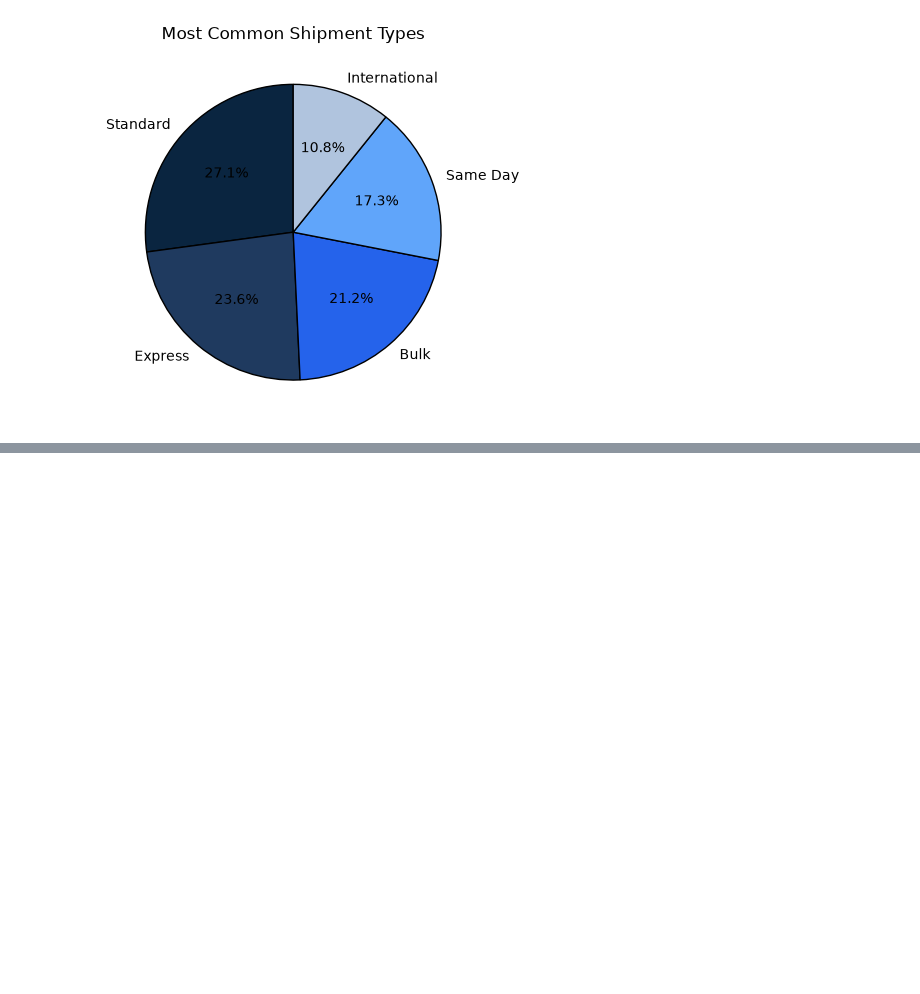
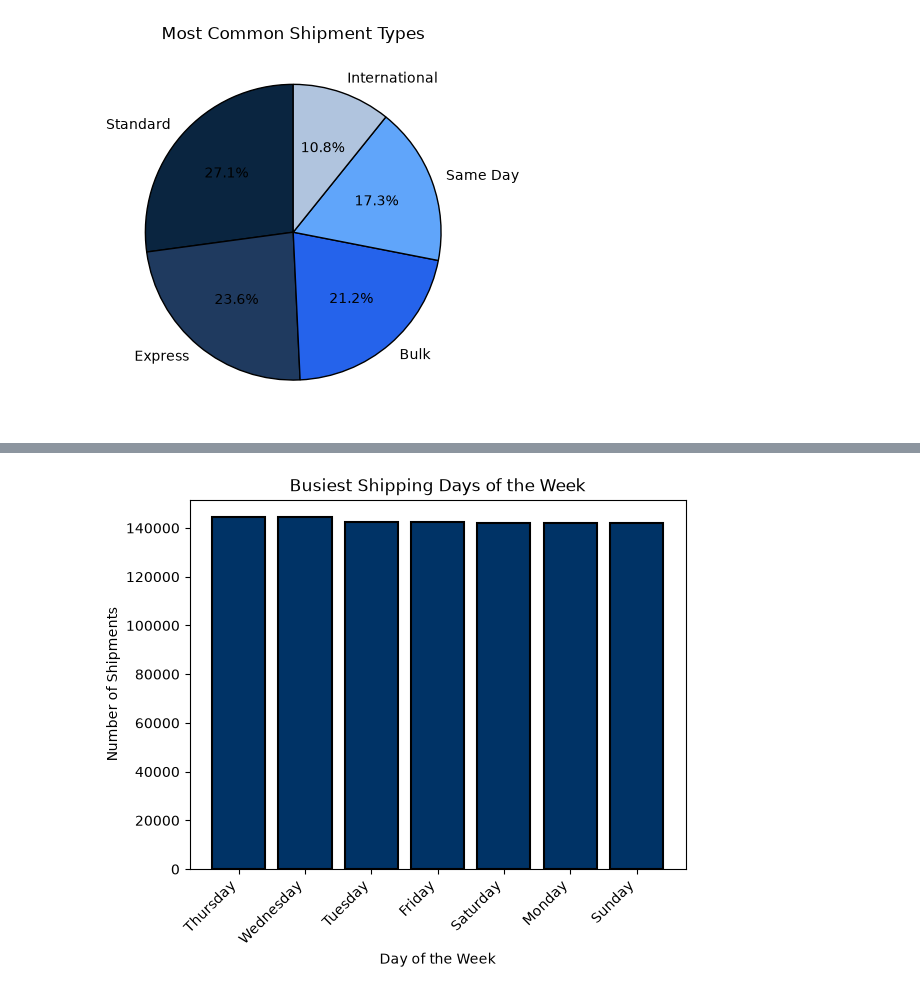
Before and after one commit to jilyanga2/Logistics-And-Delivery-Intelligence, a Jupyter notebook: feature-engineering.ipynb, the cells around one changed output, grey strips where cells are left out. Drawn from its saved outputs; the diff is of its cells as text; code cells hidden in the pictures; blank space fills up the shorter version.

```diff
--- a/feature-engineering.ipynb
+++ b/feature-engineering.ipynb
@@ -909,0 +444,2 @@ dtype: str
+# %%
+shipments_cleaned = pd.read_csv("cleaned_supplyguard_data/shipments_cleaned.csv")
@@ -916,7 +524,5 @@ m = list(frequent_delivery.values)[0:]
 # %%
-#Which delivery method are most frequently used?
-delivery_count = (
-    shipments_cleaned.groupby('delivery_method')['customer_id'].nunique().sort_values(ascending=False)
-)
-print(delivery_count)
-print("Shipment type that are most common:", delivery_count())
+#What are the busiest shipping days?
+shipments_cleaned["shipment_date"] = pd.to_datetime(shipments_cleaned["shipment_date"])
+busiest_days = shipments_cleaned["shipment_date"].dt.day_name().value_counts()
+print(busiest_days)
@@ -922,0 +539,4 @@ print("Shipment type that are most common:", delivery_count())
+# %%
+#Define variables for Question 2: Shipment Analytics
+q = list(busiest_days.index.values)[0:]
+r = list(busiest_days.values)[0:]
@@ -922,0 +551,11 @@ print("Shipment type that are most common:", delivery_count())
+# %%
+plt.bar(q, r, color="#003366", edgecolor= "black", linewidth=1.5) #The graph will not run because of the incorrect code above
+plt.title("Busiest Shipping Days of the Week")
+plt.xlabel("Day of the Week")
+plt.ylabel("Number of Shipments")
+plt.xticks(rotation=45, ha="right")
+
+
+plt.show()
+# %% [output]
+[figure, added]
```
Also changed, not shown: parts of 56 cells of this notebook.
